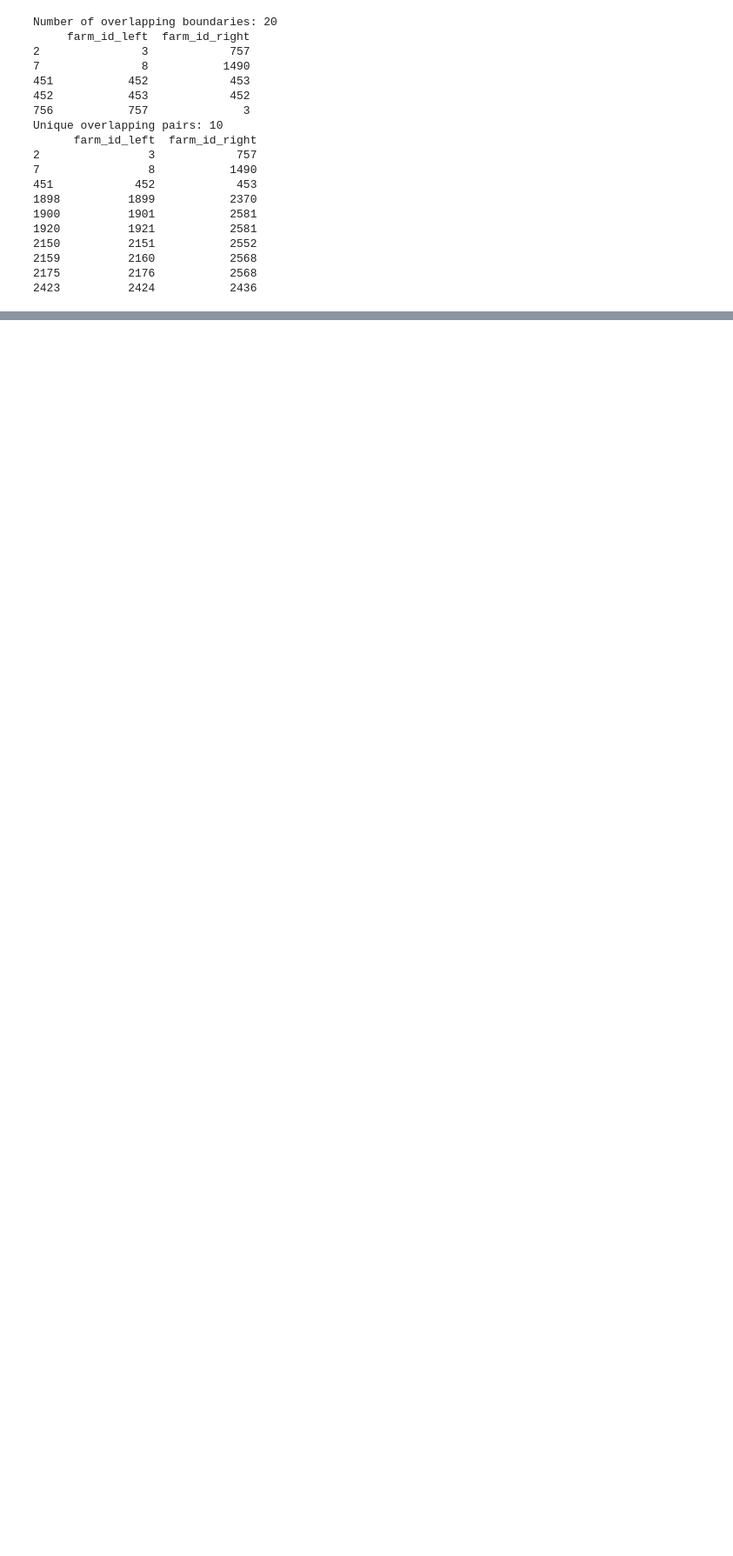
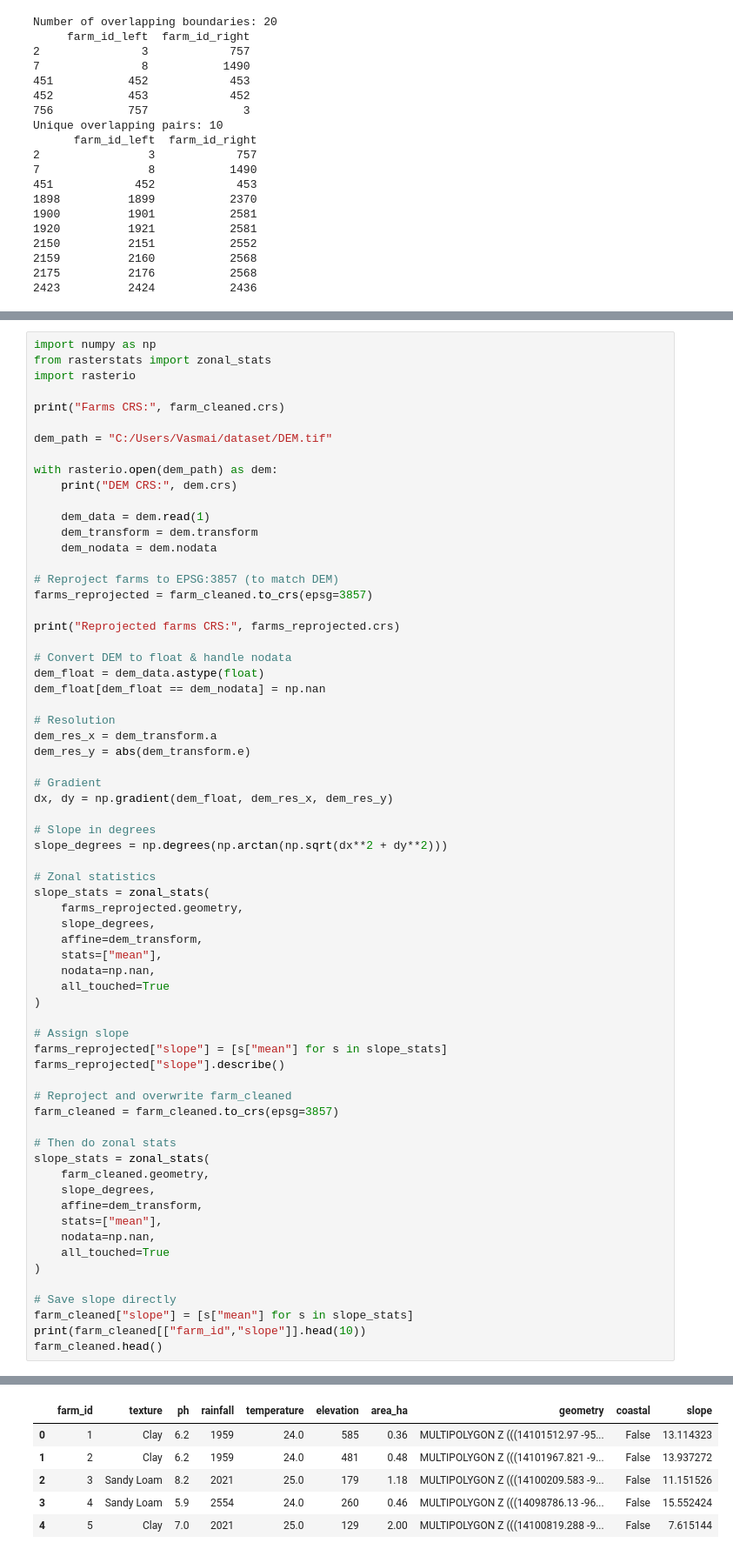
Before and after one commit to Vasmai1610/Planting-Optimisation-Tool, a Jupyter notebook: datascience/suitability_scoring/notebooks/farm_data_cleaning.ipynb, the cells around one changed output, grey strips where cells are left out. Shown at 87% size. Cells and saved outputs as stored; diff of their text form; blank space fills up the shorter version.

```diff
--- a/datascience/suitability_scoring/notebooks/farm_data_cleaning.ipynb
+++ b/datascience/suitability_scoring/notebooks/farm_data_cleaning.ipynb
@@ -350,0 +422,67 @@ Unique overlapping pairs: 10
+# %%
+import numpy as np
+from rasterstats import zonal_stats
+import rasterio
+
+print("Farms CRS:", farm_cleaned.crs)
+
+dem_path = "C:/Users/Vasmai/dataset/DEM.tif"
+
+with rasterio.open(dem_path) as dem:
+    print("DEM CRS:", dem.crs)
+
+    dem_data = dem.read(1)
+    dem_transform = dem.transform
+    dem_nodata = dem.nodata
+
+# Reproject farms to EPSG:3857 (to match DEM)
+farms_reprojected = farm_cleaned.to_crs(epsg=3857)
+
+print("Reprojected farms CRS:", farms_reprojected.crs)
+
+# Convert DEM to float & handle nodata
+dem_float = dem_data.astype(float)
+dem_float[dem_float == dem_nodata] = np.nan
+
+# Resolution
+dem_res_x = dem_transform.a
+dem_res_y = abs(dem_transform.e)
+
+# Gradient
+dx, dy = np.gradient(dem_float, dem_res_x, dem_res_y)
+
+# Slope in degrees
+slope_degrees = np.degrees(np.arctan(np.sqrt(dx**2 + dy**2)))
+
+# Zonal statistics
+slope_stats = zonal_stats(
+    farms_reprojected.geometry,
+    slope_degrees,
+    affine=dem_transform,
+    stats=["mean"],
+    nodata=np.nan,
+    all_touched=True
+)
+
+# Assign slope
+farms_reprojected["slope"] = [s["mean"] for s in slope_stats]
+farms_reprojected["slope"].describe()
+
+# Reproject and overwrite farm_cleaned
+farm_cleaned = farm_cleaned.to_crs(epsg=3857)
+
+# Then do zonal stats
+slope_stats = zonal_stats(
+    farm_cleaned.geometry,
+    slope_degrees,
+    affine=dem_transform,
+    stats=["mean"],
+    nodata=np.nan,
+    all_touched=True
+)
+
+# Save slope directly
+farm_cleaned["slope"] = [s["mean"] for s in slope_stats]
+print(farm_cleaned[["farm_id","slope"]].head(10))
+farm_cleaned.head()
+# %% [output]
@@ -350,0 +503,6 @@ Unique overlapping pairs: 10
+|  | farm_id | texture | ph | rainfall | temperature | elevation | area_ha | geometry | coastal | slope |
+| 0 | 1 | Clay | 6.2 | 1959 | 24.0 | 585 | 0.36 | MULTIPOLYGON Z (((14101512.97 -95... | False | 13.114323 |
+| 1 | 2 | Clay | 6.2 | 1959 | 24.0 | 481 | 0.48 | MULTIPOLYGON Z (((14101967.821 -9... | False | 13.937272 |
+| 2 | 3 | Sandy Loam | 8.2 | 2021 | 25.0 | 179 | 1.18 | MULTIPOLYGON Z (((14100209.583 -9... | False | 11.151526 |
+| 3 | 4 | Sandy Loam | 5.9 | 2554 | 24.0 | 260 | 0.46 | MULTIPOLYGON Z (((14098786.13 -96... | False | 15.552424 |
+| 4 | 5 | Clay | 7.0 | 2021 | 25.0 | 129 | 2.00 | MULTIPOLYGON Z (((14100819.288 -9... | False | 7.615144 |
```
Also changed, not shown: parts of 12 cells of this notebook.
